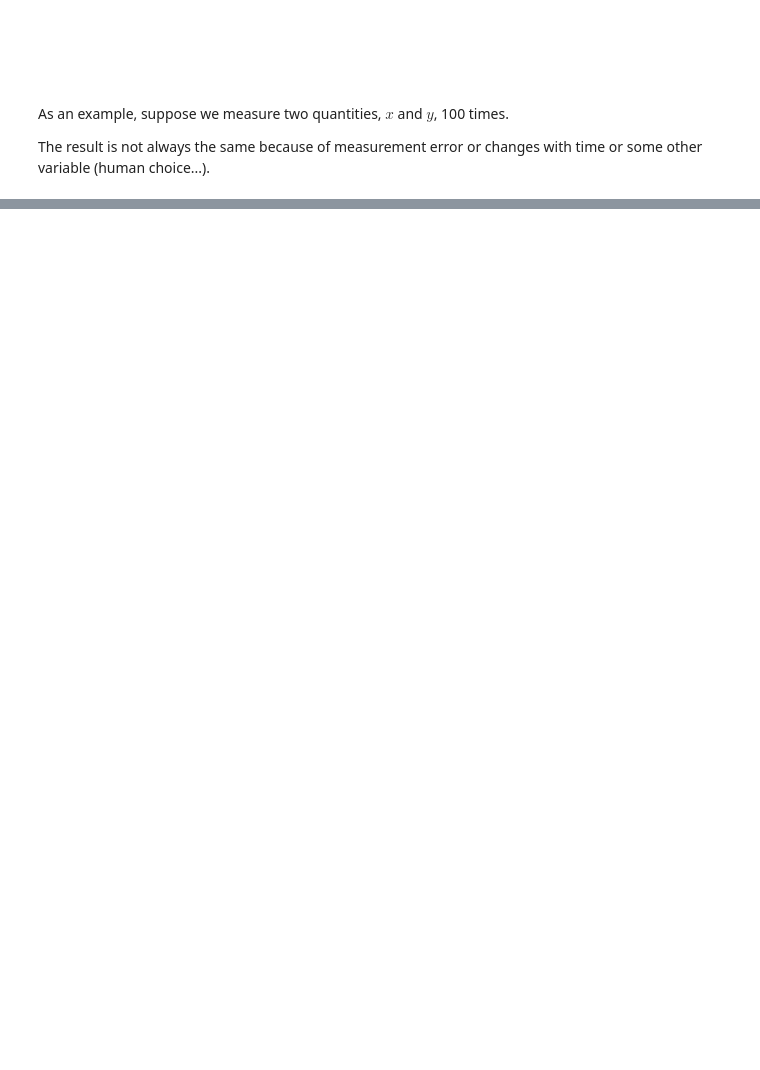
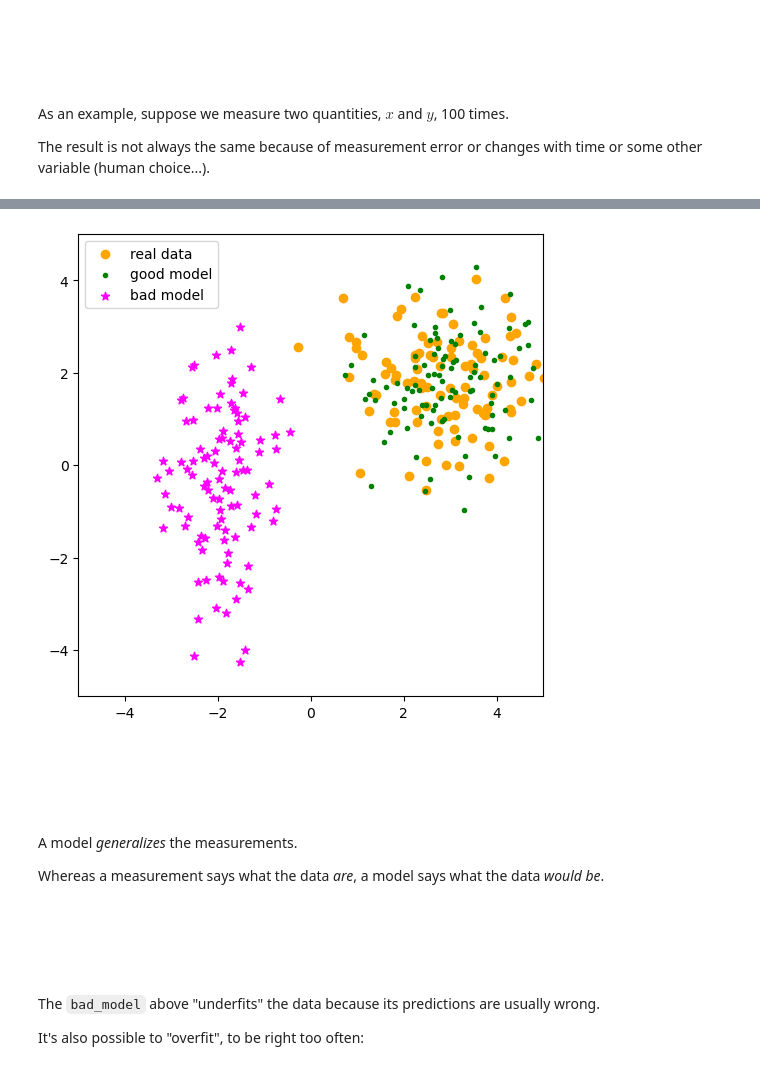
Before and after one commit to jpivarski-talks/2025-07-12-scipy-teen-track, a Jupyter notebook: site/files/03-math-background.ipynb, the cells around one changed output, grey strips where cells are left out. Drawn from its saved outputs; the diff is of its cells as text; code cells hidden in the pictures; blank space fills up the shorter version.

```diff
--- a/site/files/03-math-background.ipynb
+++ b/site/files/03-math-background.ipynb
@@ -390,0 +435,11 @@ None
+# %%
+def generate(model):
+    while True:
+        x = np.random.uniform(-5, 5)
+        y = np.random.uniform(-5, 5)
+        p = np.random.uniform(0, 1)
+        if p < model(x, y):
+            return x, y
+# %%
+for i in range(10):
+    print(generate(good_model))
@@ -390,0 +457,3 @@ None
+# %%
+for i in range(10):
+    print(generate(bad_model))
@@ -390,0 +471,33 @@ None
+# %%
+fig, ax = plt.subplots(figsize=(6, 6))
+
+good_fake_data = np.zeros((100, 2))
+bad_fake_data = np.zeros((100, 2))
+
+for i in range(100):
+    good_fake_data[i, :] = generate(good_model)
+    bad_fake_data[i, :] = generate(bad_model)
+
+ax.scatter(measurement_x, measurement_y, color="orange", label="real data")
+ax.scatter(good_fake_data[:, 0], good_fake_data[:, 1], color="green", marker=".", label="good model")
+ax.scatter(bad_fake_data[:, 0], bad_fake_data[:, 1], color="magenta", marker="*", label="bad model")
+
+ax.set_xlim(-5, 5)
+ax.set_ylim(-5, 5)
+ax.legend(loc="upper left")
+
+None
+# %% [output]
+[figure, added]
+# %% [markdown]
+<br><br><br>
+# %% [markdown]
+A model _generalizes_ the measurements.
+
+Whereas a measurement says what the data _are_, a model says what the data _would be_.
+# %% [markdown]
+<br><br><br>
+# %% [markdown]
+The `bad_model` above "underfits" the data because its predictions are usually wrong.
+
+It's also possible to "overfit", to be right too often:
```
Also changed, not shown: parts of 78 cells of this notebook, 4 other files.
